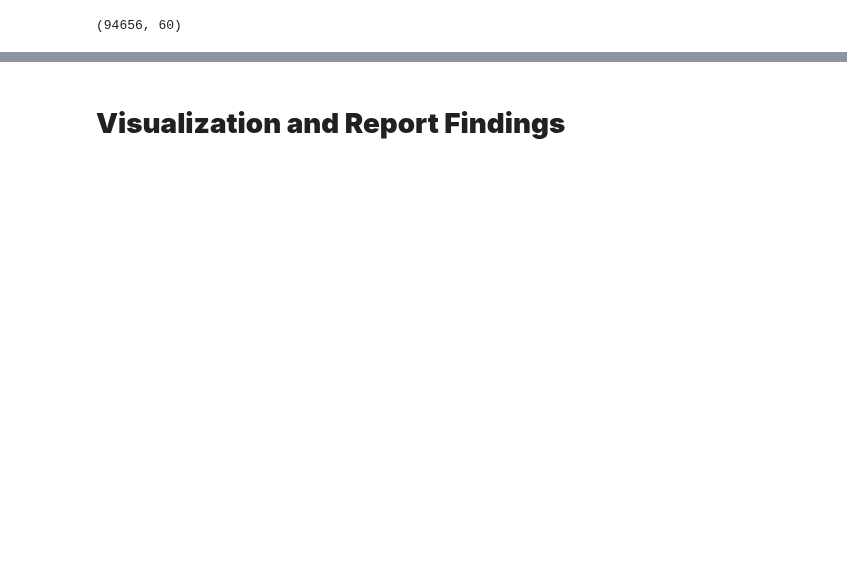
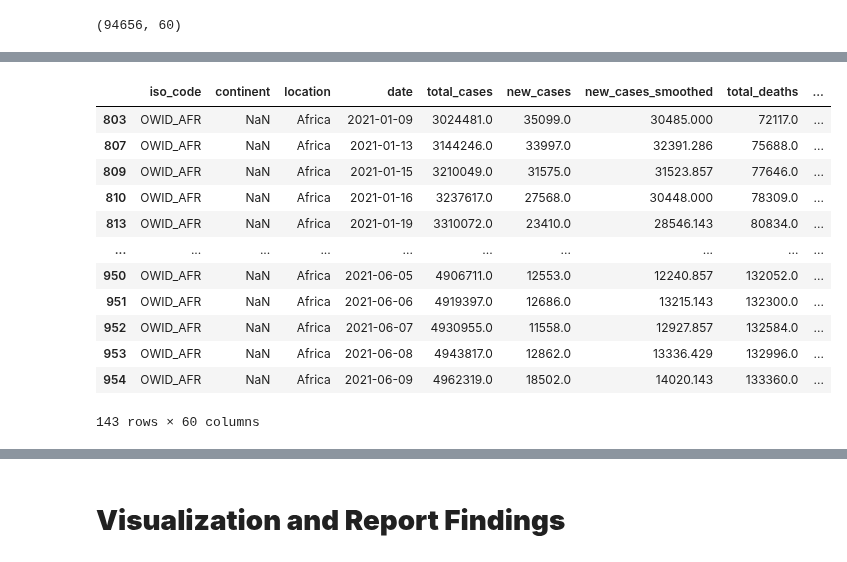
Before and after one commit to Codelerious/Covid19-Analytics, a Jupyter notebook: Covid_19Project.ipynb, the cells around one changed output, grey strips where cells are left out. Drawn from its saved outputs; the diff is of its cells as text; code cells hidden in the pictures; blank space fills up the shorter version.

```diff
--- a/Covid_19Project.ipynb
+++ b/Covid_19Project.ipynb
@@ -219,0 +236,16 @@ print(df_new.shape)
+# %%
+df[df['location']=='Africa']
+# %% [output]
+|  | iso_code | continent | location | date | total_cases | new_cases | new_cases_smoothed | total_deaths | ... |
+| 803 | OWID_AFR | NaN | Africa | 2021-01-09 | 3024481.0 | 35099.0 | 30485.000 | 72117.0 | ... |
+| 807 | OWID_AFR | NaN | Africa | 2021-01-13 | 3144246.0 | 33997.0 | 32391.286 | 75688.0 | ... |
+| 809 | OWID_AFR | NaN | Africa | 2021-01-15 | 3210049.0 | 31575.0 | 31523.857 | 77646.0 | ... |
+| 810 | OWID_AFR | NaN | Africa | 2021-01-16 | 3237617.0 | 27568.0 | 30448.000 | 78309.0 | ... |
+| 813 | OWID_AFR | NaN | Africa | 2021-01-19 | 3310072.0 | 23410.0 | 28546.143 | 80834.0 | ... |
+| ... | ... | ... | ... | ... | ... | ... | ... | ... | ... |
+| 950 | OWID_AFR | NaN | Africa | 2021-06-05 | 4906711.0 | 12553.0 | 12240.857 | 132052.0 | ... |
+| 951 | OWID_AFR | NaN | Africa | 2021-06-06 | 4919397.0 | 12686.0 | 13215.143 | 132300.0 | ... |
+| 952 | OWID_AFR | NaN | Africa | 2021-06-07 | 4930955.0 | 11558.0 | 12927.857 | 132584.0 | ... |
+| 953 | OWID_AFR | NaN | Africa | 2021-06-08 | 4943817.0 | 12862.0 | 13336.429 | 132996.0 | ... |
+| 954 | OWID_AFR | NaN | Africa | 2021-06-09 | 4962319.0 | 18502.0 | 14020.143 | 133360.0 | ... |
+143 rows × 60 columns
```
Also changed, not shown: parts of 24 cells of this notebook.
